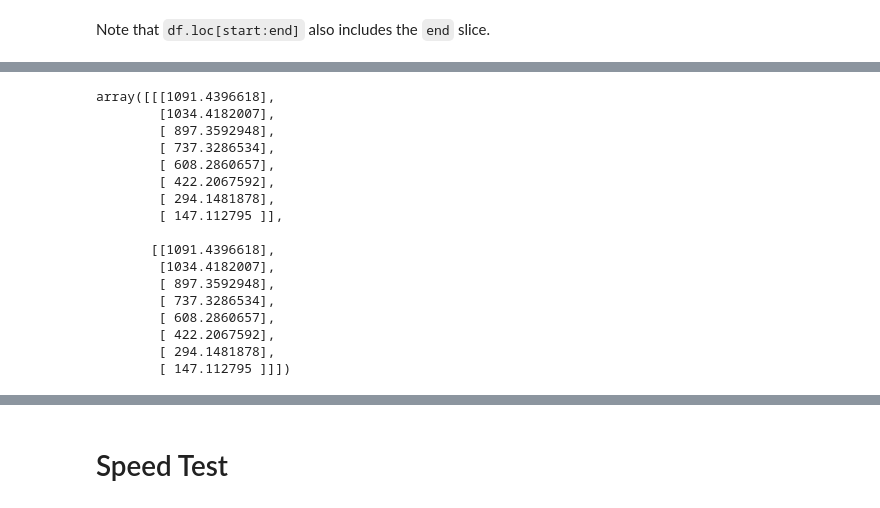
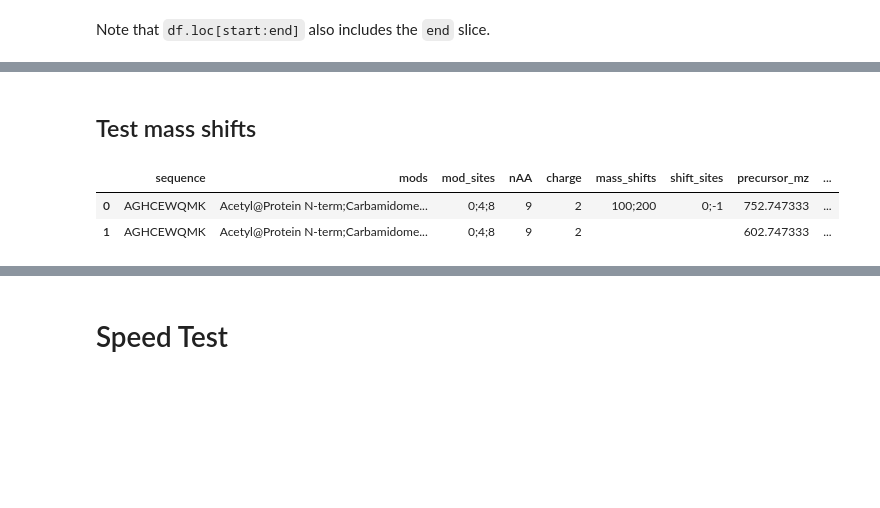
Before and after one commit to MannLabs/alphabase, a Jupyter notebook: nbdev_nbs/peptide/fragment.ipynb, the cells around one changed output, grey strips where cells are left out. Drawn from its saved outputs; the diff is of its cells as text; code cells hidden in the pictures; blank space fills up the shorter version.

```diff
--- a/nbdev_nbs/peptide/fragment.ipynb
+++ b/nbdev_nbs/peptide/fragment.ipynb
@@ -676,21 +752,30 @@ frags
-# %%
-#hide
-frags.values.reshape((-1, 8, len(frag_types)))
-# %% [output]
-array([[[1091.4396618],
-        [1034.4182007],
-        [ 897.3592948],
-        [ 737.3286534],
-        [ 608.2860657],
-        [ 422.2067592],
-        [ 294.1481878],
-        [ 147.112795 ]],
-
-       [[1091.4396618],
-        [1034.4182007],
-        [ 897.3592948],
-        [ 737.3286534],
-        [ 608.2860657],
-        [ 422.2067592],
-        [ 294.1481878],
-        [ 147.112795 ]]])
+# %% [markdown]
+## Test mass shifts
+# %%
+repeat = 1
+peptides = ['AGHCEWQMK']*repeat
+mods = ['Acetyl@Protein N-term;Carbamidomethyl@C;Oxidation@M']*repeat
+sites = ['0;4;8']*repeat
+peptides += ['AGHCEWQMK']*repeat
+mods += ['Acetyl@Protein N-term;Carbamidomethyl@C;Oxidation@M']*repeat
+sites += ['0;4;8']*repeat
+
+precursor_df = pd.DataFrame({
+    'sequence': peptides,
+    'mods': mods,
+    'mod_sites': sites
+})
+precursor_df['nAA'] = precursor_df['sequence'].str.len()
+precursor_df['charge'] = 2
+mass_shifts = ['']*len(precursor_df)
+shift_sites = ['']*len(precursor_df)
+mass_shifts[0],shift_sites[0] = '100;200','0;-1'
+precursor_df['mass_shifts'] = mass_shifts
+precursor_df['shift_sites'] = shift_sites
+set_precursor_mz(precursor_df)
+precursor_df, fragment_mass_df = get_fragment_mass_dataframe(precursor_df, charged_frag_types=fragment_mass_df.columns.values)
+precursor_df
+# %% [output]
+|  | sequence | mods | mod_sites | nAA | charge | mass_shifts | shift_sites | precursor_mz | ... |
+| 0 | AGHCEWQMK | Acetyl@Protein N-term;Carbamidome... | 0;4;8 | 9 | 2 | 100;200 | 0;-1 | 752.747333 | ... |
+| 1 | AGHCEWQMK | Acetyl@Protein N-term;Carbamidome... | 0;4;8 | 9 | 2 |  |  | 602.747333 | ... |
```
Also changed, not shown: parts of 15 cells of this notebook, 2 other files.
